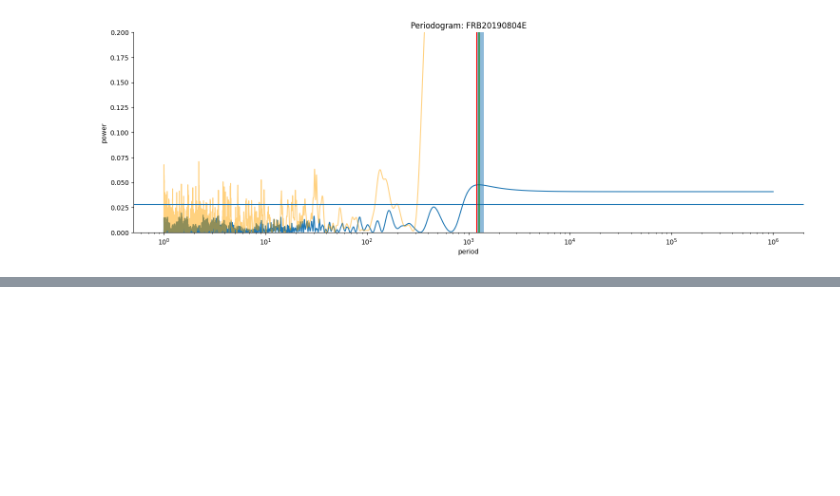
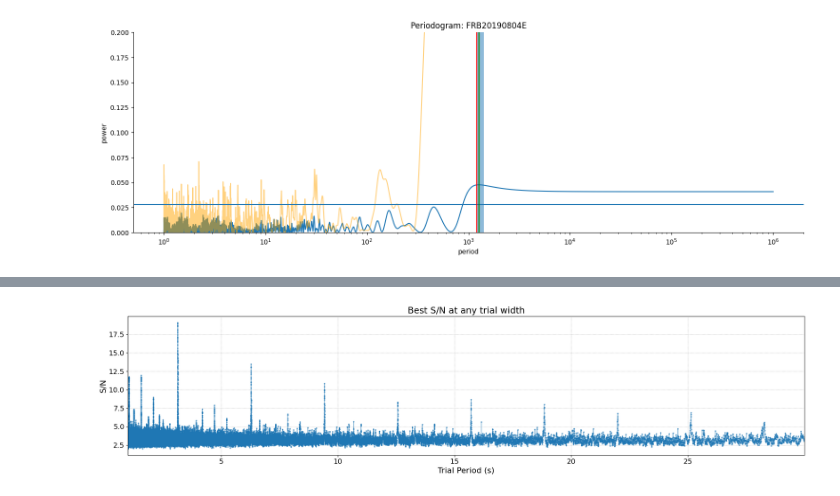
Before and after one commit to Thaza-Kun/sarjana, a Jupyter notebook: docs/notebooks/16-periodogram.ipynb, the cells around one changed output, grey strips where cells are left out. Drawn from its saved outputs; the diff is of its cells as text; code cells hidden in the pictures; blank space fills up the shorter version.

Commit message:
✨: NEW Periodogram paper draft

```diff
--- a/docs/notebooks/16-periodogram.ipynb
+++ b/docs/notebooks/16-periodogram.ipynb
@@ -127,0 +108,10 @@ stats = pd.DataFrame(1/np.array(best_freqs)).describe()
+# %%
+from riptide import TimeSeries, ffa_search
+
+t = TimeSeries.generate(length=600.0, tsamp=256e-6, period=3.14159, ducy=0.02, amplitude=20.0)
+
+ts, prgrm = ffa_search(t)
+
+prgrm.display()
+# %% [output]
+[figure, added]
```
Also changed, not shown: parts of 17 cells of this notebook, 32 other files.
